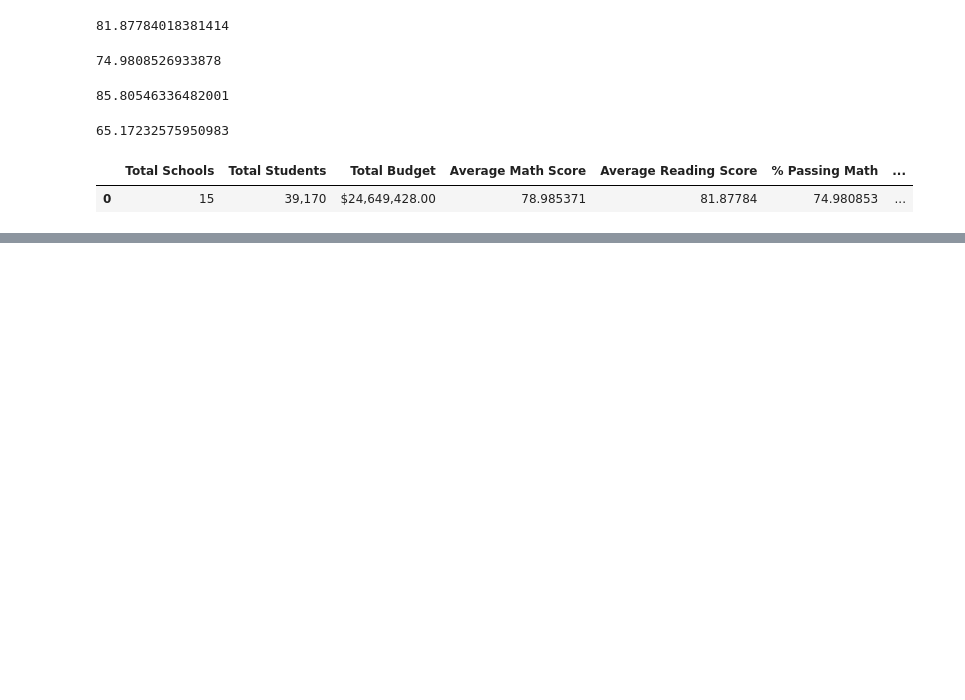
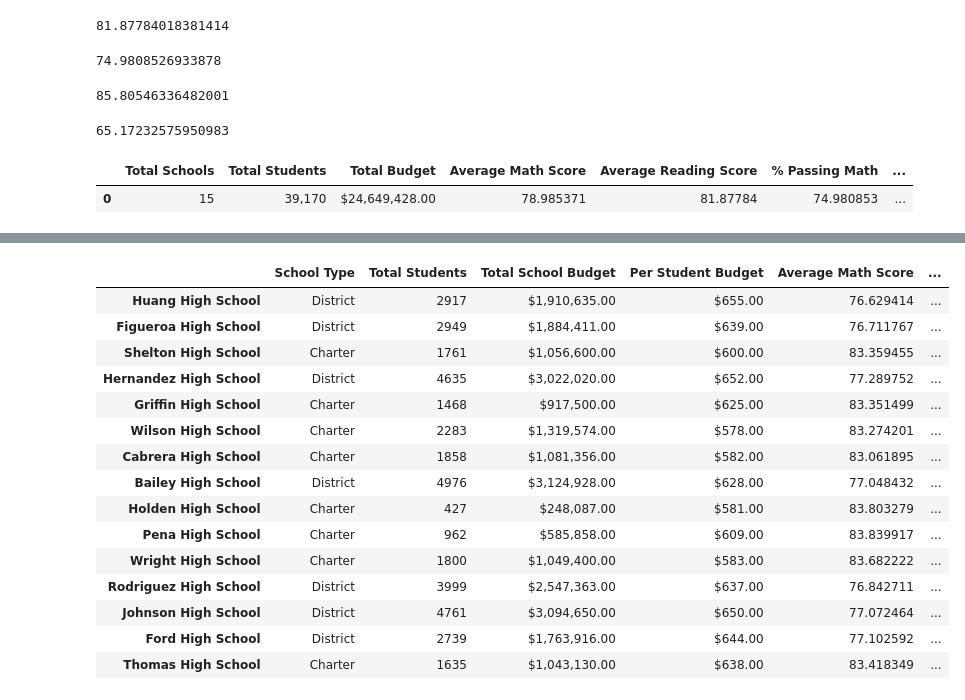
Before and after one commit to angutierrez2/pandas-challenge, a Jupyter notebook: PyCitySchools/main.ipynb, the cells around one changed output, grey strips where cells are left out. Cells and saved outputs as stored; diff of their text form; code cells hidden in the pictures; blank space fills up the shorter version.

```diff
--- a/PyCitySchools/main.ipynb
+++ b/PyCitySchools/main.ipynb
@@ -95,0 +143,60 @@ district_summary
+# %%
+# Calculate Number of Students Per School Passing Math
+students_passing_math = student_data[(student_data["math_score"] >= 70)]
+school_students_passing_math = students_passing_math.groupby(student_data["school_name"]).size()
+# %%
+# Calculate Number of Students Per School Passing Reading
+students_passing_reading = student_data[(student_data["reading_score"] >= 70)]
+school_students_passing_reading = students_passing_reading.groupby(student_data["school_name"]).size()
+# %%
+# Calculate Number of Students Per School Passing Overall
+students_passing_math_and_reading = student_data[(student_data["reading_score"] >= 70) & (student_data["math_score"] >= 70)]
+school_students_passing_math_and_reading = students_passing_math_and_reading.groupby(["school_name"]).size()
+# %%
+# Calculate Passing Rates Per School for Students Passing Math, Reading, and Overall
+per_school_passing_math = school_students_passing_math / per_school_counts * 100
+per_school_passing_reading = school_students_passing_reading / per_school_counts * 100
+overall_passing_rate = school_students_passing_math_and_reading / per_school_counts * 100
+# %%
+# Create DataFrame for Calculations
+per_school_data = {"School Type": ["District", "District", "Charter", "District", "Charter", "Charter", "Charter",
+                                   "District", "Charter", "Charter", "Charter", "District", "District", "District", "Charter"],
+                   "Total Students": ["2917", "2949", "1761", "4635", "1468", "2283", "1858", "4976", "427", "962", "1800",
+                                      "3999", "4761", "2739", "1635"],
+                   "Total School Budget": ["$1,910,635.00", "$1,884,411.00", "$1,056,600.00", "$3,022,020.00", "$917,500.00", "$1,319,574.00",
+                                           "$1,081,356.00", "$3,124,928.00", "$248,087.00", "$585,858.00", "$1,049,400.00", "$2,547,363.00",
+                                           "$3,094,650.00", "$1,763,916.00", "$1,043,130.00"],
+                   "Per Student Budget": ["$655.00", "$639.00", "$600.00", "$652.00", "$625.00", "$578.00", "$582.00", "$628.00", "$581.00",
+                                          "$609.00", "$583.00", "$637.00", "$650.00", "$644.00", "$638.00"],
+                   "Average Math Score": ["76.629414", "76.711767", "83.359455", "77.289752", "83.351499", "83.274201",
+                                          "83.061895", "77.048432", "83.803279", "83.839917", "83.682222", "76.842711",
+                                          "77.072464", "77.102592", "83.418349"],
+                   "Average Reading Score": ["81.182722", "81.158020", "83.725724", "80.934412", "83.816757", "83.989488",
+                                             "83.975780", "81.033963", "83.814988", "84.044699", "83.955000", "80.744686",
+                                             "80.966394", "80.746258", "83.848930"],
+                   "% Passing Math": [per_school_passing_math],
+                   "% Passing Reading": [per_school_passing_reading],
+                   "%Overall Passing": [overall_passing_rate]}
+per_school_summary = pd.DataFrame(per_school_data, index = ["Huang High School", "Figueroa High School", "Shelton High School",
+                                                            "Hernandez High School", "Griffin High School", "Wilson High School",
+                                                            "Cabrera High School", "Bailey High School", "Holden High School",
+                                                            "Pena High School", "Wright High School", "Rodriguez High School",
+                                                            "Johnson High School", "Ford High School", "Thomas High School"])
+per_school_summary
+# %% [output]
+|  | School Type | Total Students | Total School Budget | Per Student Budget | Average Math Score | ... |
+| Huang High School | District | 2917 | $1,910,635.00 | $655.00 | 76.629414 | ... |
+| Figueroa High School | District | 2949 | $1,884,411.00 | $639.00 | 76.711767 | ... |
+| Shelton High School | Charter | 1761 | $1,056,600.00 | $600.00 | 83.359455 | ... |
+| Hernandez High School | District | 4635 | $3,022,020.00 | $652.00 | 77.289752 | ... |
+| Griffin High School | Charter | 1468 | $917,500.00 | $625.00 | 83.351499 | ... |
+| Wilson High School | Charter | 2283 | $1,319,574.00 | $578.00 | 83.274201 | ... |
+| Cabrera High School | Charter | 1858 | $1,081,356.00 | $582.00 | 83.061895 | ... |
+| Bailey High School | District | 4976 | $3,124,928.00 | $628.00 | 77.048432 | ... |
+| Holden High School | Charter | 427 | $248,087.00 | $581.00 | 83.803279 | ... |
+| Pena High School | Charter | 962 | $585,858.00 | $609.00 | 83.839917 | ... |
+| Wright High School | Charter | 1800 | $1,049,400.00 | $583.00 | 83.682222 | ... |
+| Rodriguez High School | District | 3999 | $2,547,363.00 | $637.00 | 76.842711 | ... |
+| Johnson High School | District | 4761 | $3,094,650.00 | $650.00 | 77.072464 | ... |
+| Ford High School | District | 2739 | $1,763,916.00 | $644.00 | 77.102592 | ... |
+| Thomas High School | Charter | 1635 | $1,043,130.00 | $638.00 | 83.418349 | ... |
```
Also changed, not shown: parts of 6 cells of this notebook.
